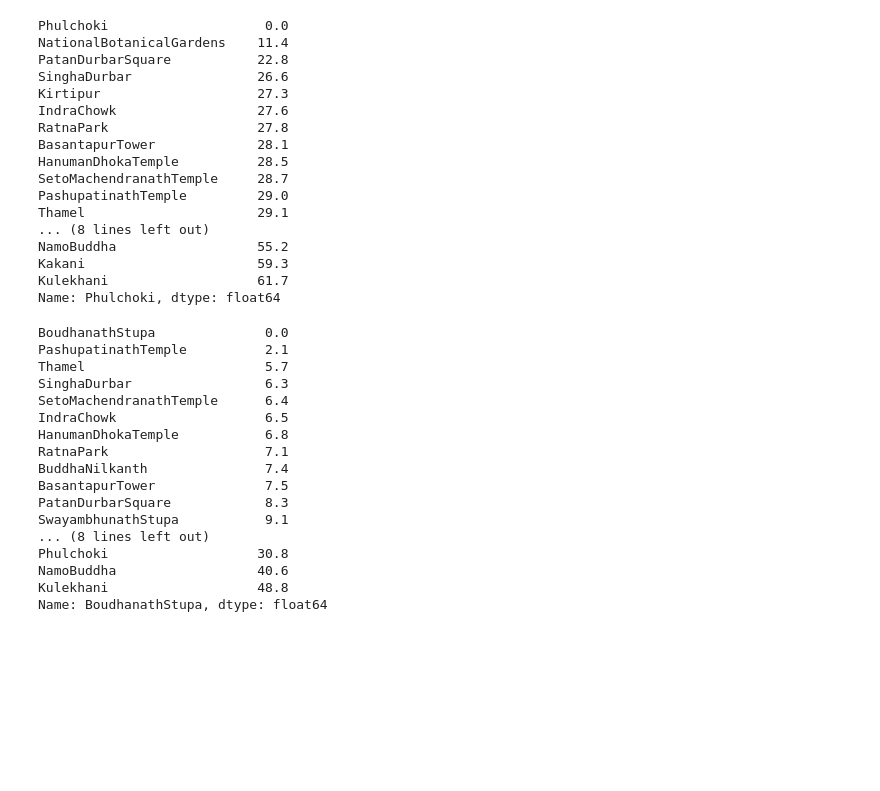
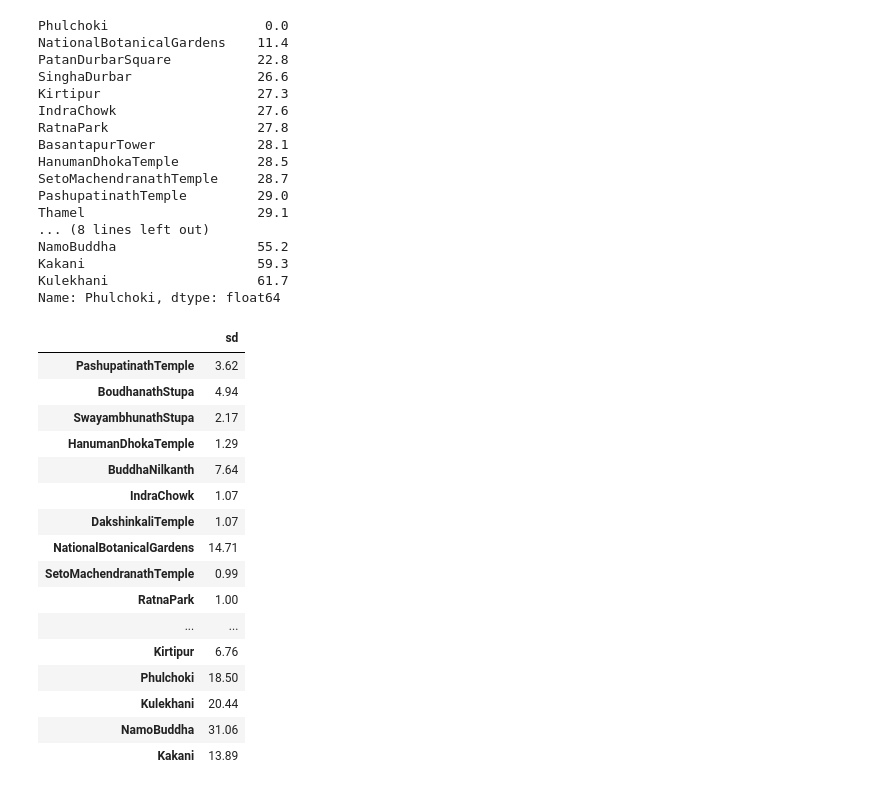
Before and after one commit to kshitiz28/Greedy-and-A-star-search-algorithm, a Jupyter notebook: theCode.ipynb, the cells around one changed output. Drawn from its saved outputs; the diff is of its cells as text; code cells hidden in the pictures; blank space fills up the shorter version.

```diff
--- a/theCode.ipynb
+++ b/theCode.ipynb
@@ -146,22 +142,33 @@ Kakani                      59.3
 Kulekhani                   61.7
 Name: Phulchoki, dtype: float64
 # %%
-roadDistance['BoudhanathStupa'].sort_values()
+from_ = 'Thamel'
+to_ = 'Nagarkot'
+
+places = []
+straightDistances = []
+
+for node in straightDistance.index:
+    if node != from_:
+        places.append(node)
+        straightDistances.append(getDistance(straightDistance, from_, node))
+
+pd.DataFrame({'sd': straightDistances}, index=places)
 # %% [output]
-BoudhanathStupa              0.0
-PashupatinathTemple          2.1
-Thamel                       5.7
-SinghaDurbar                 6.3
-SetoMachendranathTemple      6.4
-IndraChowk                   6.5
-HanumanDhokaTemple           6.8
-RatnaPark                    7.1
-BuddhaNilkanth               7.4
-BasantapurTower              7.5
-PatanDurbarSquare            8.3
-SwayambhunathStupa           9.1
-... (8 lines left out)
-Phulchoki                   30.8
-NamoBuddha                  40.6
-Kulekhani                   48.8
-Name: BoudhanathStupa, dtype: float64
+|  | sd |
+| PashupatinathTemple | 3.62 |
+| BoudhanathStupa | 4.94 |
+| SwayambhunathStupa | 2.17 |
+| HanumanDhokaTemple | 1.29 |
+| BuddhaNilkanth | 7.64 |
+| IndraChowk | 1.07 |
+| DakshinkaliTemple | 1.07 |
+| NationalBotanicalGardens | 14.71 |
+| SetoMachendranathTemple | 0.99 |
+| RatnaPark | 1.00 |
+| ... | ... |
+| Kirtipur | 6.76 |
+| Phulchoki | 18.50 |
+| Kulekhani | 20.44 |
+| NamoBuddha | 31.06 |
+| Kakani | 13.89 |
```
Also changed, not shown: parts of 1 cell of this notebook.
